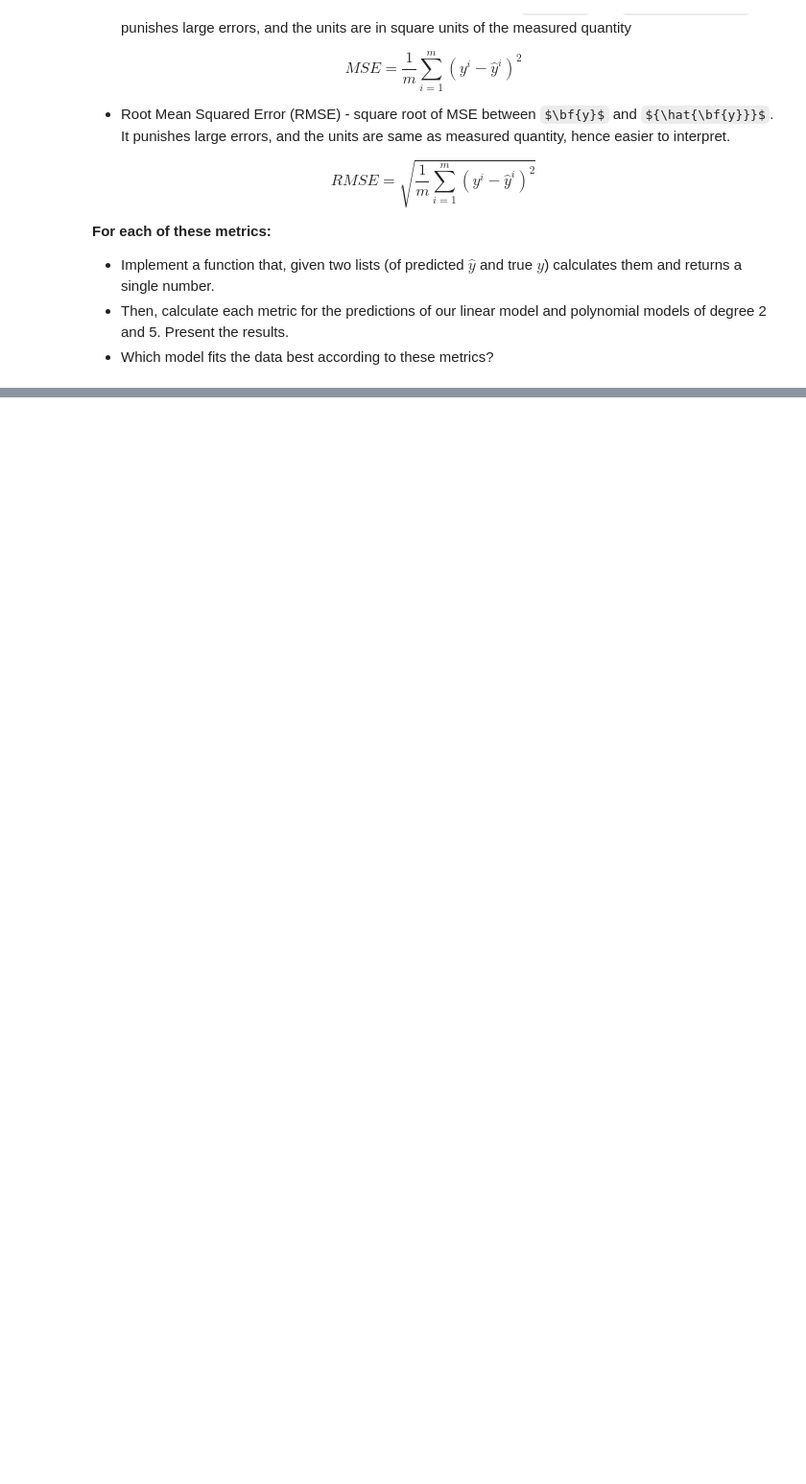
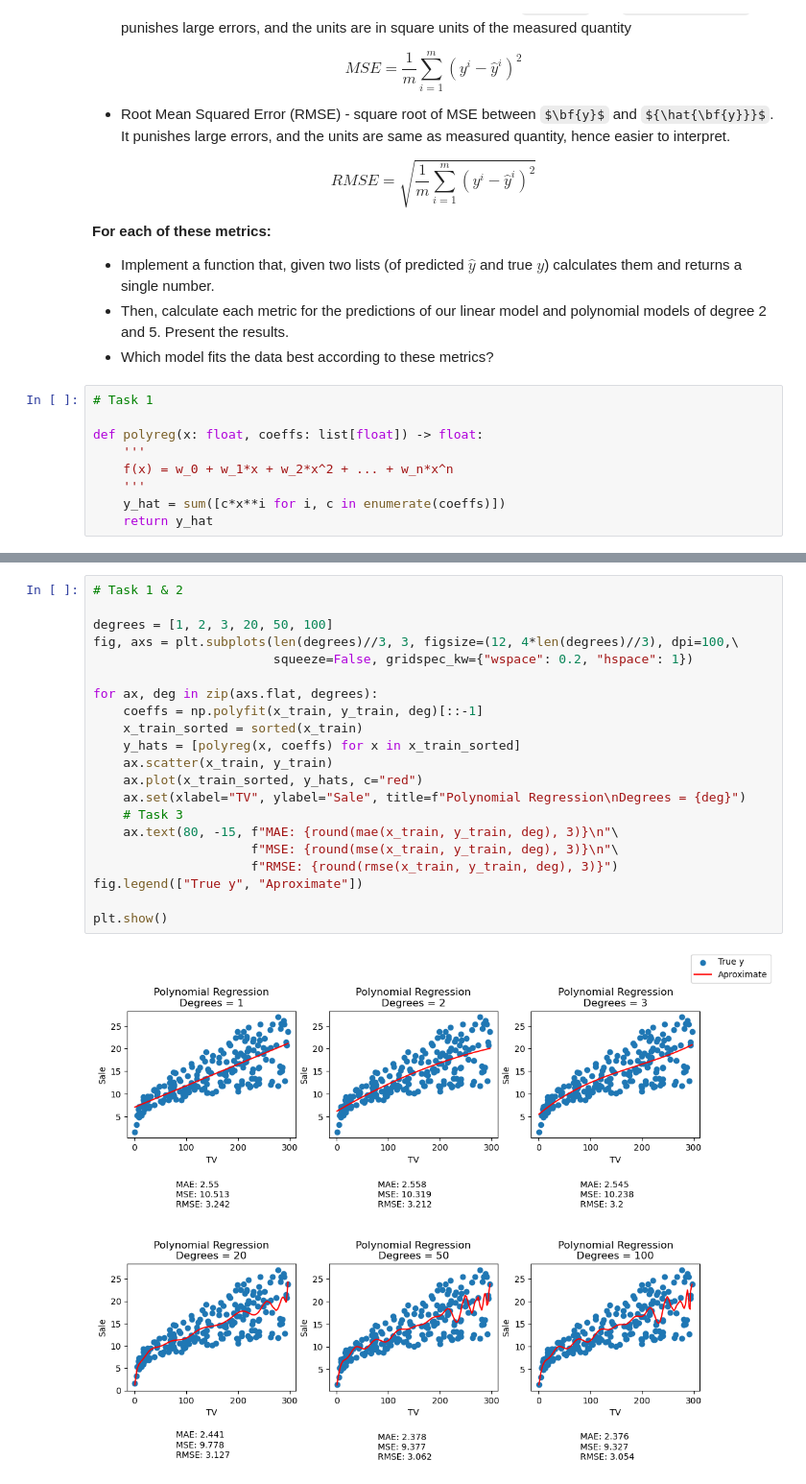
Before and after one commit to SVMino53/aiM24_Maskininlarning, a Jupyter notebook: Övningar/week1_lab02_linear_and_polynomial_regression.ipynb, the cells around one changed output, grey strips where cells are left out. Shown at 96% size. Cells and saved outputs as stored; diff of their text form; some formulas as TeX source; blank space fills up the shorter version.

```diff
--- a/Övningar/week1_lab02_linear_and_polynomial_regression.ipynb
+++ b/Övningar/week1_lab02_linear_and_polynomial_regression.ipynb
@@ -258,3 +258,12 @@ $$RMSE = \sqrt{\frac{1}{m}\sum_{i=1}^m (y^i - \hat{y}^i)^2}$$
 - Implement a function that, given two lists (of predicted $\hat{y}$ and true $y$) calculates them and returns a single number.
 - Then, calculate each metric for the predictions of our linear model and polynomial models of degree 2 and 5. Present the results.
 - Which model fits the data best according to these metrics?
+# %%
+# Task 1
+
+def polyreg(x: float, coeffs: list[float]) -> float:
+    '''
+    f(x) = w_0 + w_1*x + w_2*x^2 + ... + w_n*x^n
+    '''
+    y_hat = sum([c*x**i for i, c in enumerate(coeffs)])
+    return y_hat
@@ -260,0 +285,23 @@ $$RMSE = \sqrt{\frac{1}{m}\sum_{i=1}^m (y^i - \hat{y}^i)^2}$$
+# %%
+# Task 1 & 2
+
+degrees = [1, 2, 3, 20, 50, 100]
+fig, axs = plt.subplots(len(degrees)//3, 3, figsize=(12, 4*len(degrees)//3), dpi=100,\
+                        squeeze=False, gridspec_kw={"wspace": 0.2, "hspace": 1})
+
+for ax, deg in zip(axs.flat, degrees):
+    coeffs = np.polyfit(x_train, y_train, deg)[::-1]
+    x_train_sorted = sorted(x_train)
+    y_hats = [polyreg(x, coeffs) for x in x_train_sorted]
+    ax.scatter(x_train, y_train)
+    ax.plot(x_train_sorted, y_hats, c="red")
+    ax.set(xlabel="TV", ylabel="Sale", title=f"Polynomial Regression\nDegrees = {deg}")
+    # Task 3
+    ax.text(80, -15, f"MAE: {round(mae(x_train, y_train, deg), 3)}\n"\
+                     f"MSE: {round(mse(x_train, y_train, deg), 3)}\n"\
+                     f"RMSE: {round(rmse(x_train, y_train, deg), 3)}")
+fig.legend(["True y", "Aproximate"])
+
+plt.show()
+# %% [output]
+[figure, added]
```
Also changed, not shown: parts of 3 cells of this notebook.
